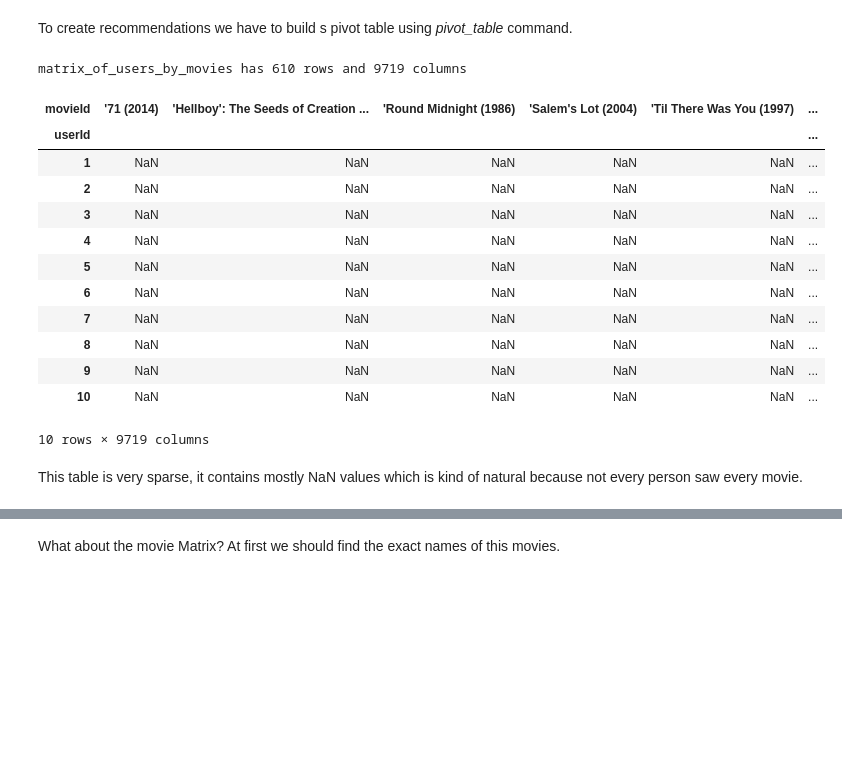
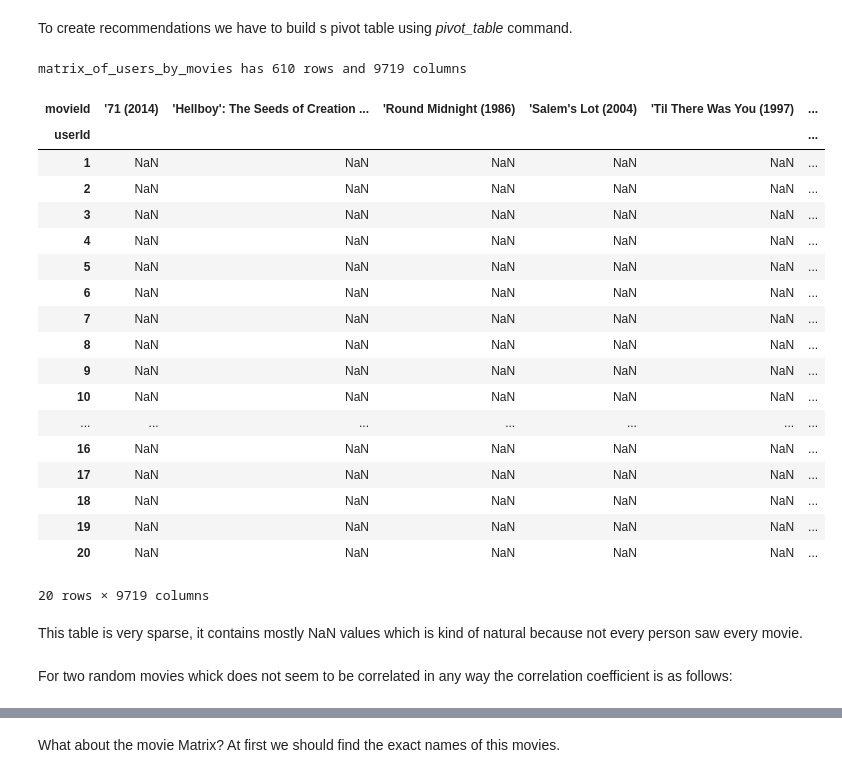
Before and after one commit to lepchenkov/Collaborative-Pearsons-R-Movie-Recommender, a Jupyter notebook: Pearsons_R_little_dataset.ipynb, the cells around one changed output, grey strips where cells are left out. Saved outputs shown, nothing was run; the diff lists cells and outputs as text; code cells hidden in the pictures; blank space fills up the shorter version.

```diff
--- a/Pearsons_R_little_dataset.ipynb
+++ b/Pearsons_R_little_dataset.ipynb
@@ -55,25 +55,31 @@ ratings.head()
 # %%
 matrix = ratings.pivot_table(index=['userId'],
                              columns=['movieId'],
                              values='rating')
 print(f"""matrix_of_users_by_movies has {matrix.shape[0]} rows and {matrix.shape[1]} columns""")
 
-matrix.head(10)
+matrix.head(20)
 # %% [output]
 matrix_of_users_by_movies has 610 rows and 9719 columns
 | movieId | '71 (2014) | 'Hellboy': The Seeds of Creation ... | 'Round Midnight (1986) | 'Salem's Lot (2004) | 'Til There Was You (1997) | ... |
 | userId |  |  |  |  |  | ... |
 | 1 | NaN | NaN | NaN | NaN | NaN | ... |
 | 2 | NaN | NaN | NaN | NaN | NaN | ... |
 | 3 | NaN | NaN | NaN | NaN | NaN | ... |
 | 4 | NaN | NaN | NaN | NaN | NaN | ... |
 | 5 | NaN | NaN | NaN | NaN | NaN | ... |
 | 6 | NaN | NaN | NaN | NaN | NaN | ... |
 | 7 | NaN | NaN | NaN | NaN | NaN | ... |
 | 8 | NaN | NaN | NaN | NaN | NaN | ... |
 | 9 | NaN | NaN | NaN | NaN | NaN | ... |
 | 10 | NaN | NaN | NaN | NaN | NaN | ... |
+| ... | ... | ... | ... | ... | ... | ... |
+| 16 | NaN | NaN | NaN | NaN | NaN | ... |
+| 17 | NaN | NaN | NaN | NaN | NaN | ... |
+| 18 | NaN | NaN | NaN | NaN | NaN | ... |
+| 19 | NaN | NaN | NaN | NaN | NaN | ... |
+| 20 | NaN | NaN | NaN | NaN | NaN | ... |
-10 rows × 9719 columns
+20 rows × 9719 columns
 # %% [markdown]
 <p>This table is very sparse, it contains mostly NaN values which is kind of natural because not every person saw every movie.</p>
 # %%
@@ -88,4 +95,6 @@ def pearson_r(series1, series2):
             'non-NaN_products': (series1_c * series2_c).count()}
+# %% [markdown]
+<p>For two random movies whick does not seem to be correlated in any way the correlation coefficient is as follows:</p>
 # %%
 for k, v in pearson_r(matrix['Sherlock - A Study in Pink (2010)'],
                       matrix['(500) Days of Summer (2009)']).items():
```
Also changed, not shown: parts of 11 cells of this notebook.
